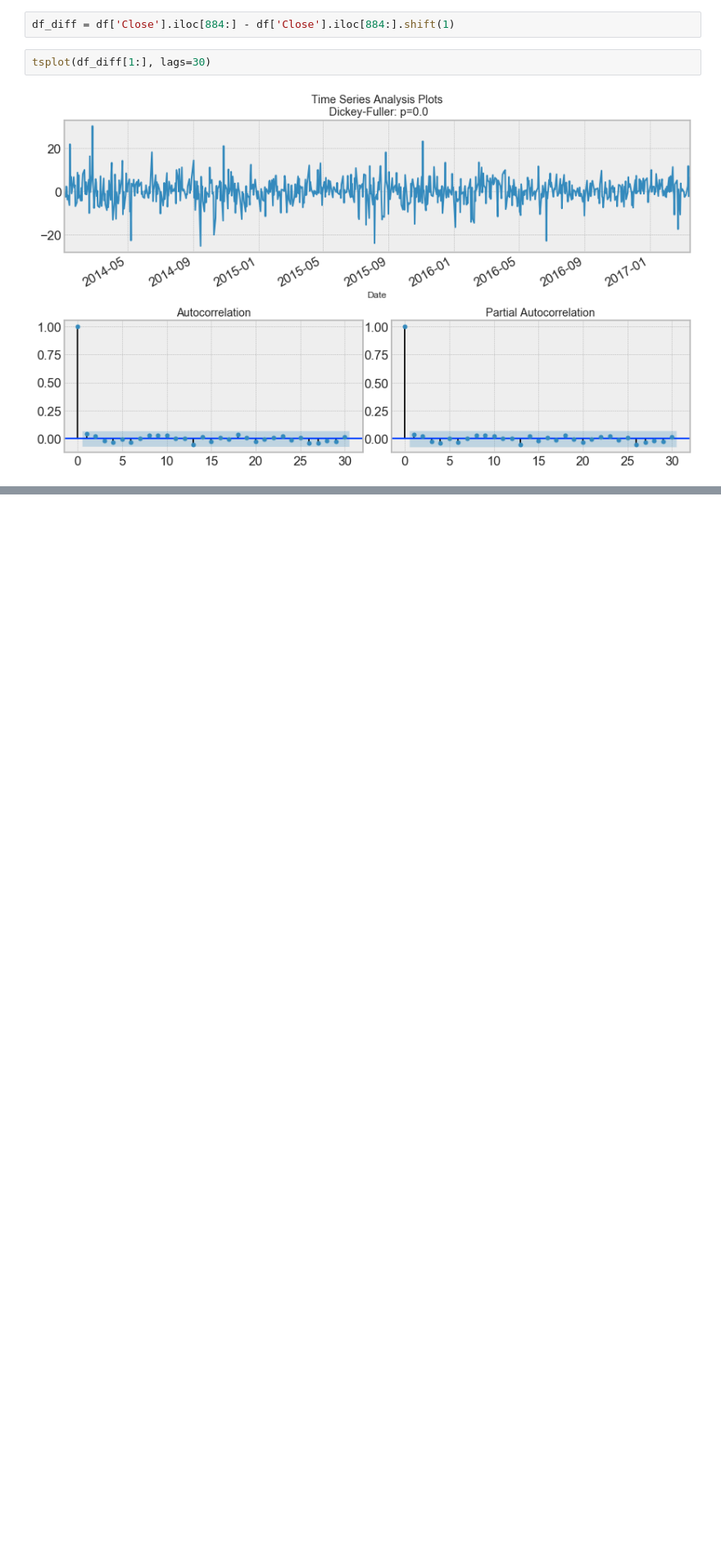
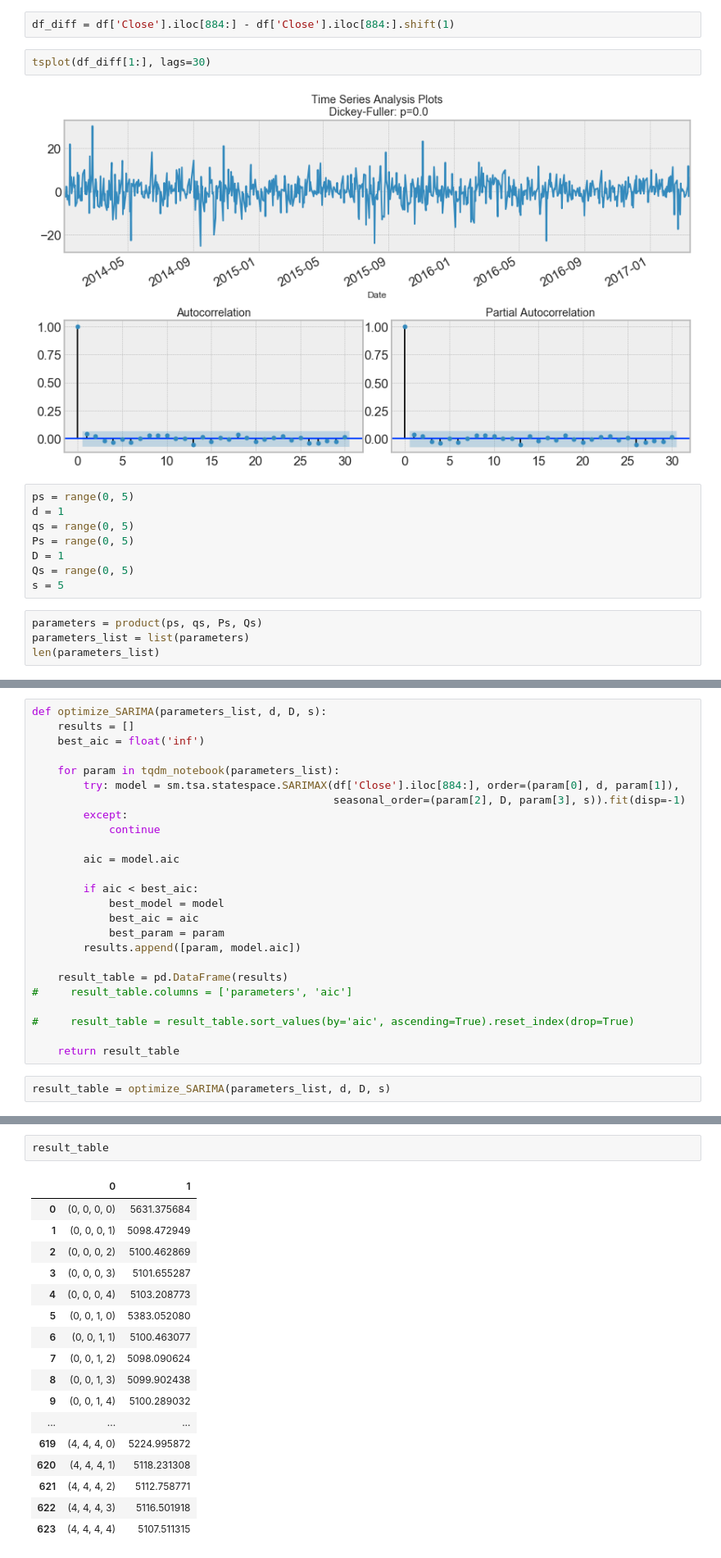
Before and after one commit to JonBebi/Teslock, a Jupyter notebook: Teslock.ipynb, the cells around one changed output, grey strips where cells are left out. Shown at 82% size. Drawn from its saved outputs; the diff is of its cells as text; blank space fills up the shorter version.

Commit message:
SARIMA optimization

```diff
--- a/Teslock.ipynb
+++ b/Teslock.ipynb
@@ -258,3 +260,15 @@ df_diff = df['Close'].iloc[884:] - df['Close'].iloc[884:].shift(1)
 tsplot(df_diff[1:], lags=30)
 # %% [output]
 [figure]
+# %%
+ps = range(0, 5)
+d = 1
+qs = range(0, 5)
+Ps = range(0, 5)
+D = 1
+Qs = range(0, 5)
+s = 5
+# %%
+parameters = product(ps, qs, Ps, Qs)
+parameters_list = list(parameters)
+len(parameters_list)
@@ -260,0 +277,27 @@ tsplot(df_diff[1:], lags=30)
+# %%
+def optimize_SARIMA(parameters_list, d, D, s):
+    results = []
+    best_aic = float('inf')
+
+    for param in tqdm_notebook(parameters_list):
+        try: model = sm.tsa.statespace.SARIMAX(df['Close'].iloc[884:], order=(param[0], d, param[1]),
+                                               seasonal_order=(param[2], D, param[3], s)).fit(disp=-1)
+        except:
+            continue
+
+        aic = model.aic
+
+        if aic < best_aic:
+            best_model = model
+            best_aic = aic
+            best_param = param
+        results.append([param, model.aic])
+
+    result_table = pd.DataFrame(results)
+#     result_table.columns = ['parameters', 'aic']
+
+#     result_table = result_table.sort_values(by='aic', ascending=True).reset_index(drop=True)
+
+    return result_table
+# %%
+result_table = optimize_SARIMA(parameters_list, d, D, s)
@@ -260,0 +306,20 @@ tsplot(df_diff[1:], lags=30)
+# %%
+result_table
+# %% [output]
+|  | 0 | 1 |
+| 0 | (0, 0, 0, 0) | 5631.375684 |
+| 1 | (0, 0, 0, 1) | 5098.472949 |
+| 2 | (0, 0, 0, 2) | 5100.462869 |
+| 3 | (0, 0, 0, 3) | 5101.655287 |
+| 4 | (0, 0, 0, 4) | 5103.208773 |
+| 5 | (0, 0, 1, 0) | 5383.052080 |
+| 6 | (0, 0, 1, 1) | 5100.463077 |
+| 7 | (0, 0, 1, 2) | 5098.090624 |
+| 8 | (0, 0, 1, 3) | 5099.902438 |
+| 9 | (0, 0, 1, 4) | 5100.289032 |
+| ... | ... | ... |
+| 619 | (4, 4, 4, 0) | 5224.995872 |
+| 620 | (4, 4, 4, 1) | 5118.231308 |
+| 621 | (4, 4, 4, 2) | 5112.758771 |
+| 622 | (4, 4, 4, 3) | 5116.501918 |
+| 623 | (4, 4, 4, 4) | 5107.511315 |
```
Also changed, not shown: parts of 5 cells of this notebook, 1 other file.
